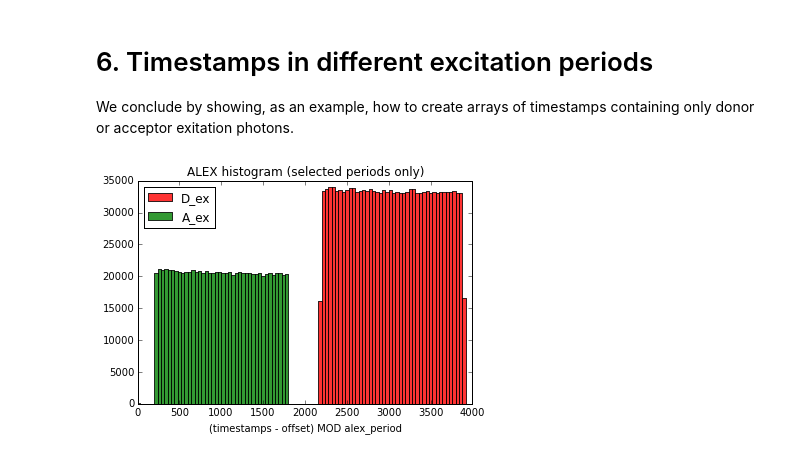
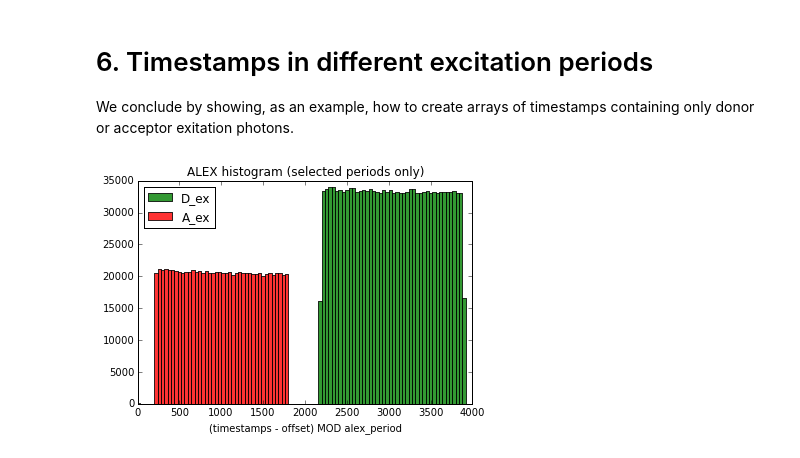
Before and after one commit to Photon-HDF5/photon_hdf5_reading_examples, a Jupyter notebook: python/Reading µs-ALEX data from Photon-HDF5 with h5py.ipynb, the cells around one changed output. Saved outputs shown, nothing was run; the diff lists cells and outputs as text; code cells hidden in the pictures.

Commit message:
Notebook: fix plot color

```diff
--- a/python/Reading µs-ALEX data from Photon-HDF5 with h5py.ipynb
+++ b/python/Reading µs-ALEX data from Photon-HDF5 with h5py.ipynb
@@ -188,12 +188,12 @@ timestamps_Dex = timestamps[donor_excitation]
 timestamps_Aex = timestamps[acceptor_excitation]
 # %%
 fig, ax = plt.subplots()
-ax.hist((timestamps_Dex - offset) % alex_period, bins=np.arange(0, alex_period, 40), alpha=0.8, color='red', label='D_ex')
-ax.hist((timestamps_Aex - offset) % alex_period, bins=np.arange(0, alex_period, 40), alpha=0.8, color='green', label='A_ex')
+ax.hist((timestamps_Dex - offset) % alex_period, bins=np.arange(0, alex_period, 40), alpha=0.8, color='green', label='D_ex')
+ax.hist((timestamps_Aex - offset) % alex_period, bins=np.arange(0, alex_period, 40), alpha=0.8, color='red', label='A_ex')
 ax.set_xlabel('(timestamps - offset) MOD alex_period')
 ax.set_title('ALEX histogram (selected periods only)')
 ax.legend(loc='best');
 # %% [output]
-[figure, old version]
+[figure, new version]
 # %%
 #plt.close('all')
```
